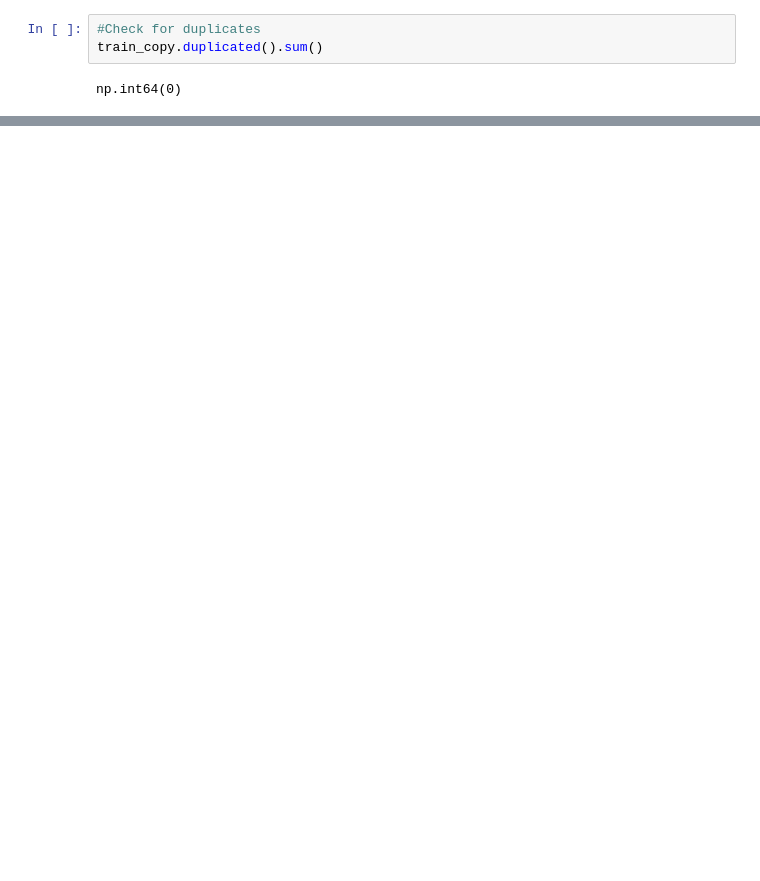
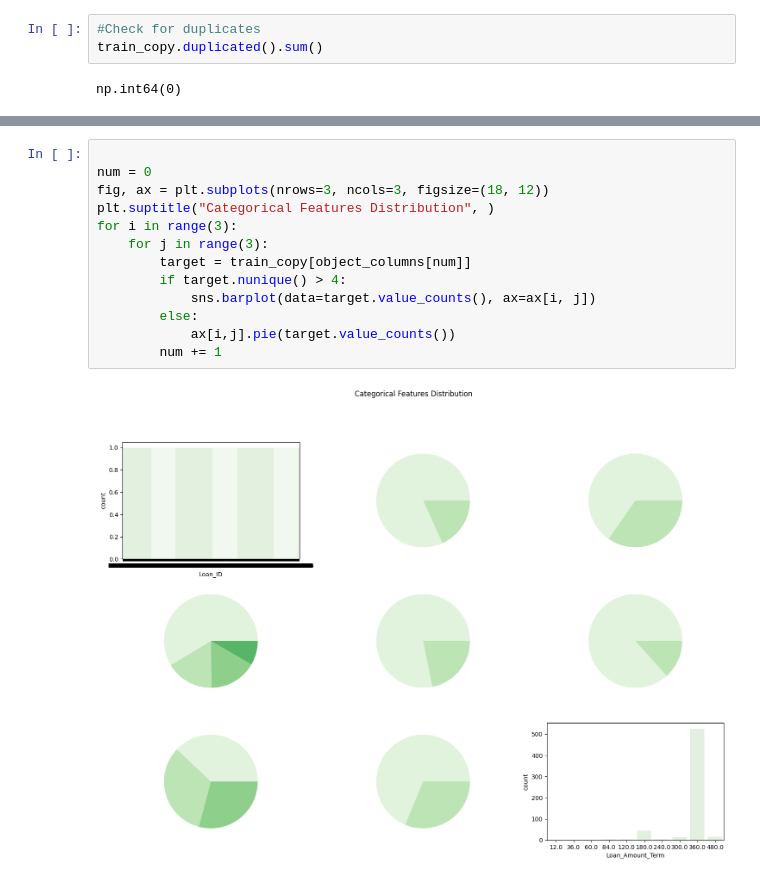
Before and after one commit to dekpo23/Home_Loan_Exploratory_Data_Analysis, a Jupyter notebook: Exploratory_Data_Analysis_On_Home_Loans.ipynb, the cells around one changed output, grey strips where cells are left out. Drawn from its saved outputs; the diff is of its cells as text; blank space fills up the shorter version.

```diff
--- a/Exploratory_Data_Analysis_On_Home_Loans.ipynb
+++ b/Exploratory_Data_Analysis_On_Home_Loans.ipynb
@@ -223,0 +291,15 @@ train_copy
+# %%
+
+num = 0
+fig, ax = plt.subplots(nrows=3, ncols=3, figsize=(18, 12))
+plt.suptitle("Categorical Features Distribution", )
+for i in range(3):
+    for j in range(3):
+        target = train_copy[object_columns[num]]
+        if target.nunique() > 4:
+            sns.barplot(data=target.value_counts(), ax=ax[i, j])
+        else:
+            ax[i,j].pie(target.value_counts())
+        num += 1
+# %% [output]
+[figure, added]
```
Also changed, not shown: parts of 15 cells of this notebook.
